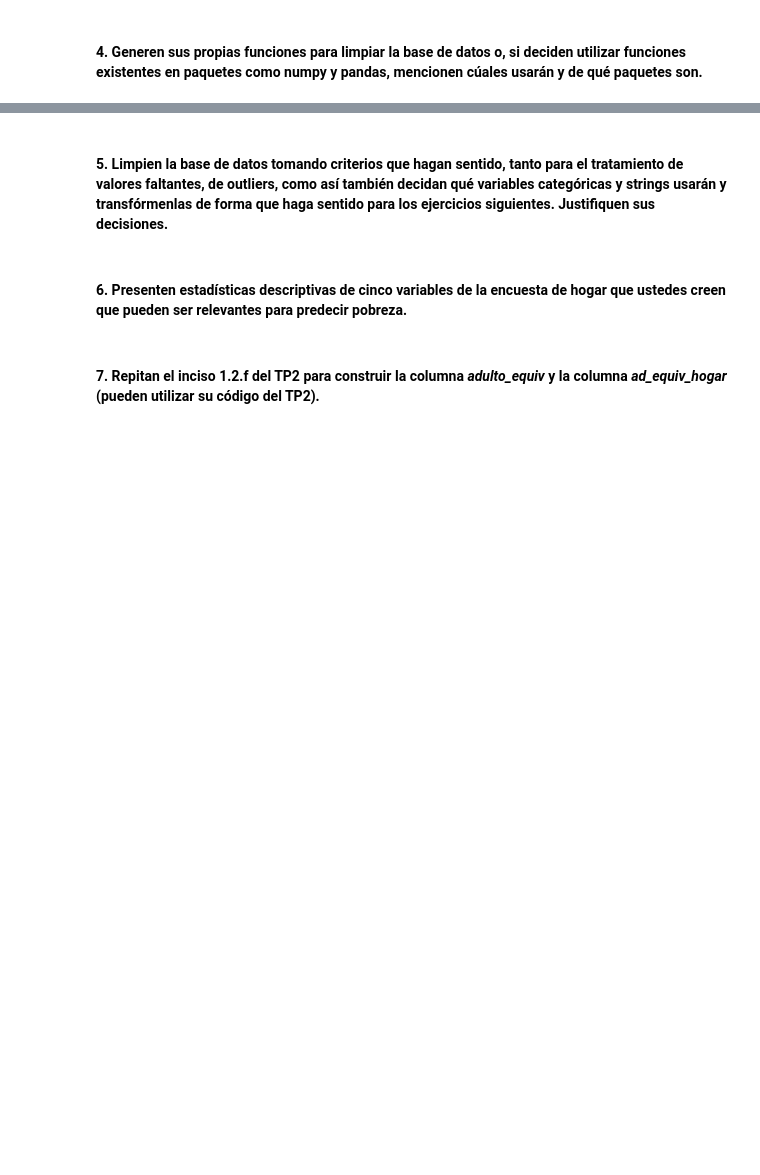
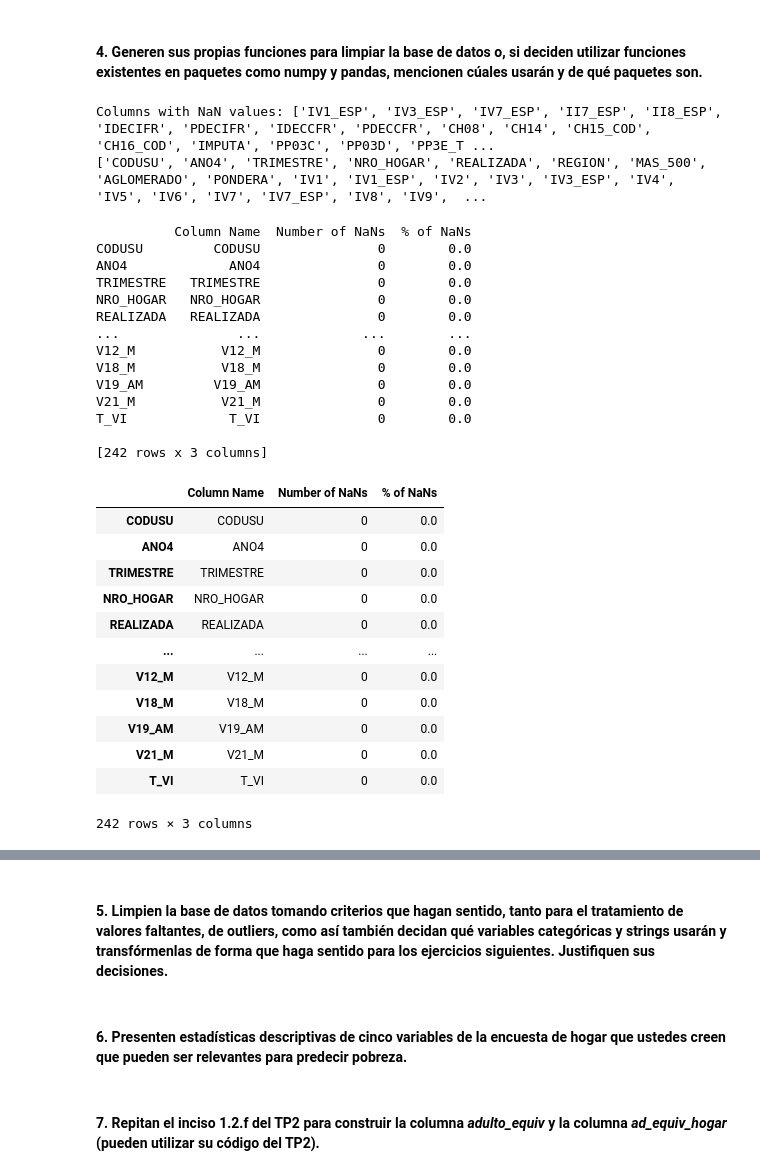
Before and after one commit to facundovq/Big_Data_TPs, a Jupyter notebook: TP3/TP3_ArispeOchoaValleQuintana.ipynb, the cells around one changed output, grey strips where cells are left out. Drawn from its saved outputs; the diff is of its cells as text; code cells hidden in the pictures; blank space fills up the shorter version.

```diff
--- a/TP3/TP3_ArispeOchoaValleQuintana.ipynb
+++ b/TP3/TP3_ArispeOchoaValleQuintana.ipynb
@@ -56,0 +124,62 @@ Respuesta:
+# %%
+# Buscamos los Nans.
+
+def find_columns_with_nan(df):
+    nan_columns = df.columns[df.isna().any()].tolist()
+    return nan_columns
+
+# Find columns with NaN values
+columns_with_nan = find_columns_with_nan(df_cleaned_col)
+print("Columns with NaN values:", columns_with_nan)
+
+column_names = df_cleaned_col.columns.to_list()
+print(column_names)
+
+# Podemos ver que hay muchísimas columnas con NaNs, por lo que no es recomendable droppear las columnas directamente.
+# Optamos por eliminar columnas con una cantidad de NaN superior a 75% de
+# %% [output]
+Columns with NaN values: ['IV1_ESP', 'IV3_ESP', 'IV7_ESP', 'II7_ESP', 'II8_ESP', 'IDECIFR', 'PDECIFR', 'IDECCFR', 'PDECCFR', 'CH08', 'CH14', 'CH15_COD', 'CH16_COD', 'IMPUTA', 'PP03C', 'PP03D', 'PP3E_T ...
+['CODUSU', 'ANO4', 'TRIMESTRE', 'NRO_HOGAR', 'REALIZADA', 'REGION', 'MAS_500', 'AGLOMERADO', 'PONDERA', 'IV1', 'IV1_ESP', 'IV2', 'IV3', 'IV3_ESP', 'IV4', 'IV5', 'IV6', 'IV7', 'IV7_ESP', 'IV8', 'IV9',  ...
+# %%
+# Creamos una función para cuantificar los NaNs.
+
+def count_and_percentage_of_nans(df):
+    nan_info = pd.DataFrame({
+        'Column Name': df.columns,
+        'Number of NaNs': df.isna().sum(),
+        '% of NaNs': (df.isna().sum() / len(df) * 100)
+    })
+
+    return nan_info
+
+nan_info = count_and_percentage_of_nans(df_cleaned_col)
+
+nan_info # Lamentablemente este método no nos permite visualizar la información relevante de los NaNs.
+# %% [output]
+          Column Name  Number of NaNs  % of NaNs
+CODUSU         CODUSU               0        0.0
+ANO4             ANO4               0        0.0
+TRIMESTRE   TRIMESTRE               0        0.0
+NRO_HOGAR   NRO_HOGAR               0        0.0
+REALIZADA   REALIZADA               0        0.0
+...               ...             ...        ...
+V12_M           V12_M               0        0.0
+V18_M           V18_M               0        0.0
+V19_AM         V19_AM               0        0.0
+V21_M           V21_M               0        0.0
+T_VI             T_VI               0        0.0
+
+[242 rows x 3 columns]
+|  | Column Name | Number of NaNs | % of NaNs |
+| CODUSU | CODUSU | 0 | 0.0 |
+| ANO4 | ANO4 | 0 | 0.0 |
+| TRIMESTRE | TRIMESTRE | 0 | 0.0 |
+| NRO_HOGAR | NRO_HOGAR | 0 | 0.0 |
+| REALIZADA | REALIZADA | 0 | 0.0 |
+| ... | ... | ... | ... |
+| V12_M | V12_M | 0 | 0.0 |
+| V18_M | V18_M | 0 | 0.0 |
+| V19_AM | V19_AM | 0 | 0.0 |
+| V21_M | V21_M | 0 | 0.0 |
+| T_VI | T_VI | 0 | 0.0 |
+242 rows × 3 columns
```
Also changed, not shown: parts of 16 cells of this notebook, 3 other files.
